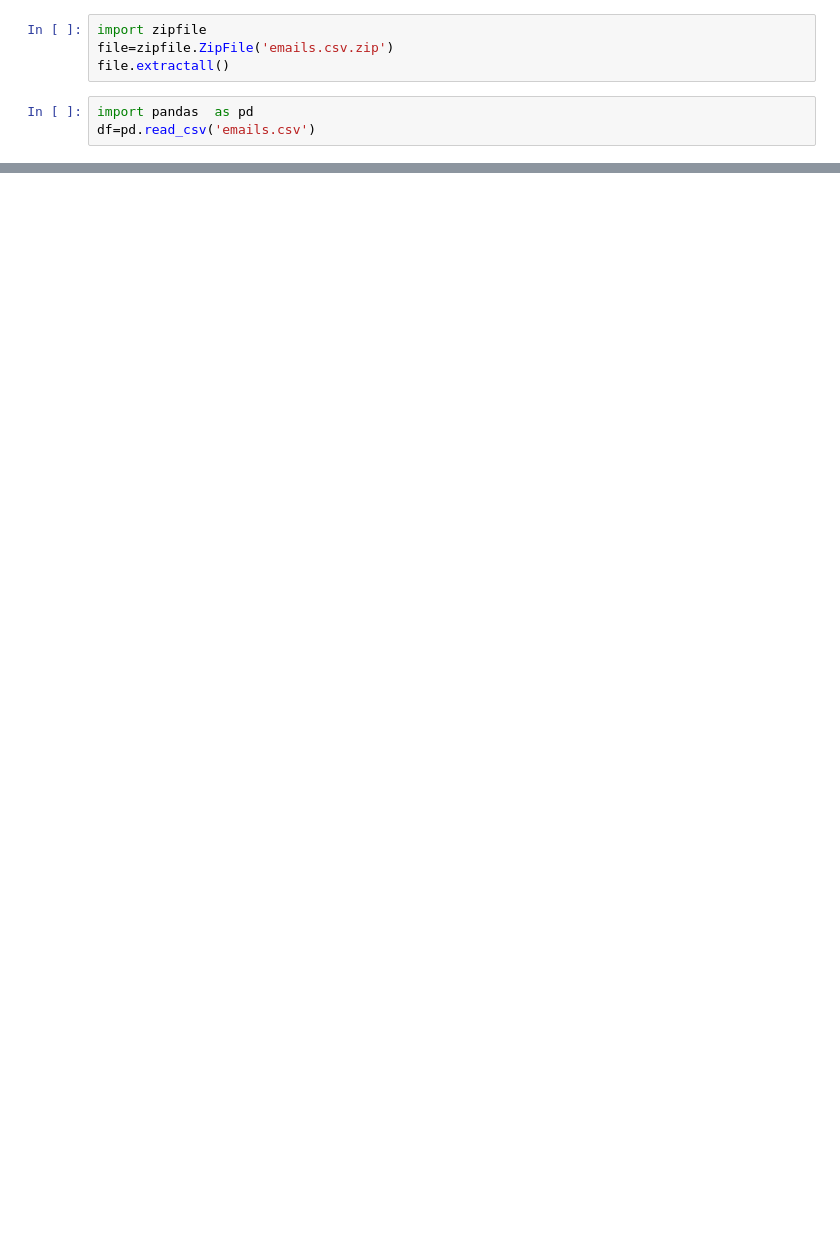
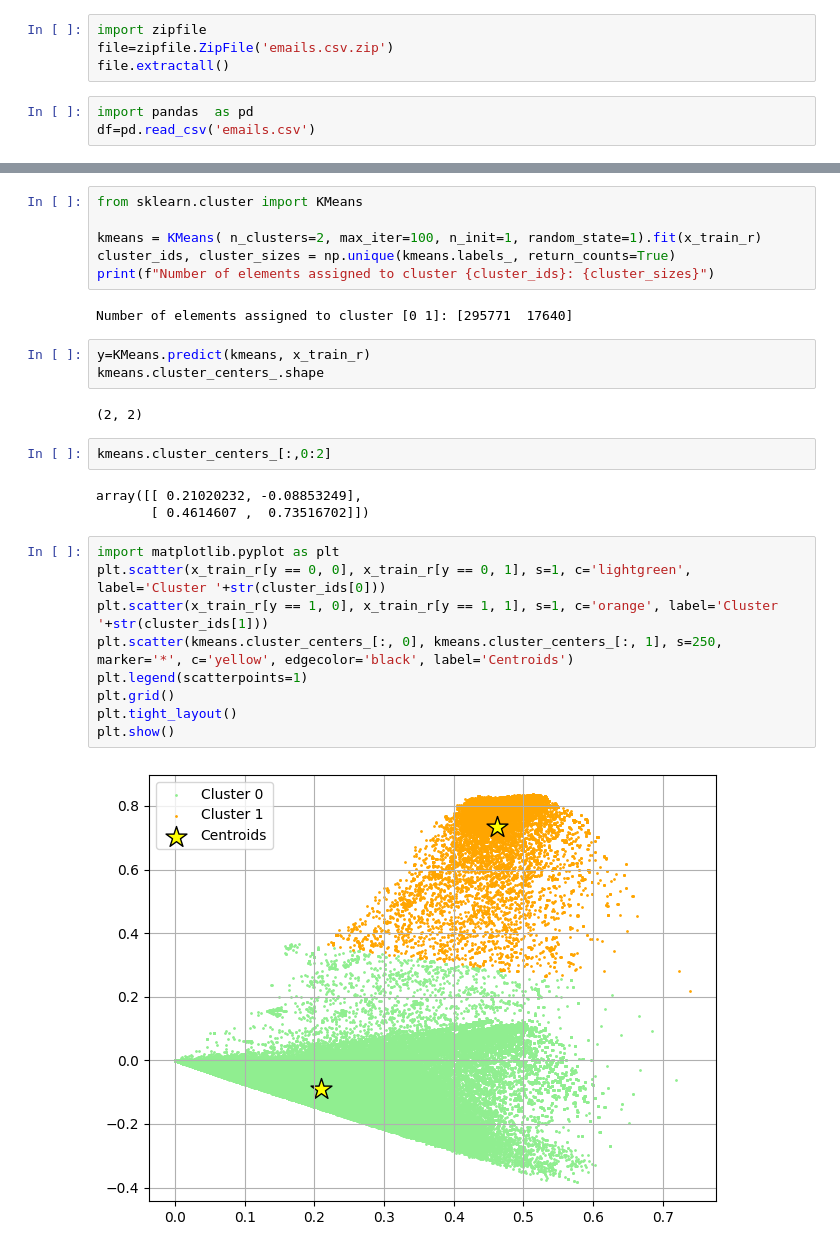
Before and after one commit to shab-sa/cs_internship, a Jupyter notebook: Step9/Fraud Detection copy 2.ipynb, the cells around one changed output, grey strips where cells are left out. Cells and saved outputs as stored; diff of their text form; blank space fills up the shorter version.

```diff
--- a/Step9/Fraud Detection copy 2.ipynb
+++ b/Step9/Fraud Detection copy 2.ipynb
@@ -189,0 +109,29 @@ print(score)
+# %%
+from sklearn.cluster import KMeans
+
+kmeans = KMeans( n_clusters=2, max_iter=100, n_init=1, random_state=1).fit(x_train_r)
+cluster_ids, cluster_sizes = np.unique(kmeans.labels_, return_counts=True)
+print(f"Number of elements assigned to cluster {cluster_ids}: {cluster_sizes}")
+# %% [output]
+Number of elements assigned to cluster [0 1]: [295771  17640]
+# %%
+y=KMeans.predict(kmeans, x_train_r)
+kmeans.cluster_centers_.shape
+# %% [output]
+(2, 2)
+# %%
+kmeans.cluster_centers_[:,0:2]
+# %% [output]
+array([[ 0.21020232, -0.08853249],
+       [ 0.4614607 ,  0.73516702]])
+# %%
+import matplotlib.pyplot as plt
+plt.scatter(x_train_r[y == 0, 0], x_train_r[y == 0, 1], s=1, c='lightgreen', label='Cluster '+str(cluster_ids[0]))
+plt.scatter(x_train_r[y == 1, 0], x_train_r[y == 1, 1], s=1, c='orange', label='Cluster '+str(cluster_ids[1]))
+plt.scatter(kmeans.cluster_centers_[:, 0], kmeans.cluster_centers_[:, 1], s=250, marker='*', c='yellow', edgecolor='black', label='Centroids')
+plt.legend(scatterpoints=1)
+plt.grid()
+plt.tight_layout()
+plt.show()
+# %% [output]
+[figure, added]
```
Also changed, not shown: parts of 35 cells of this notebook.
